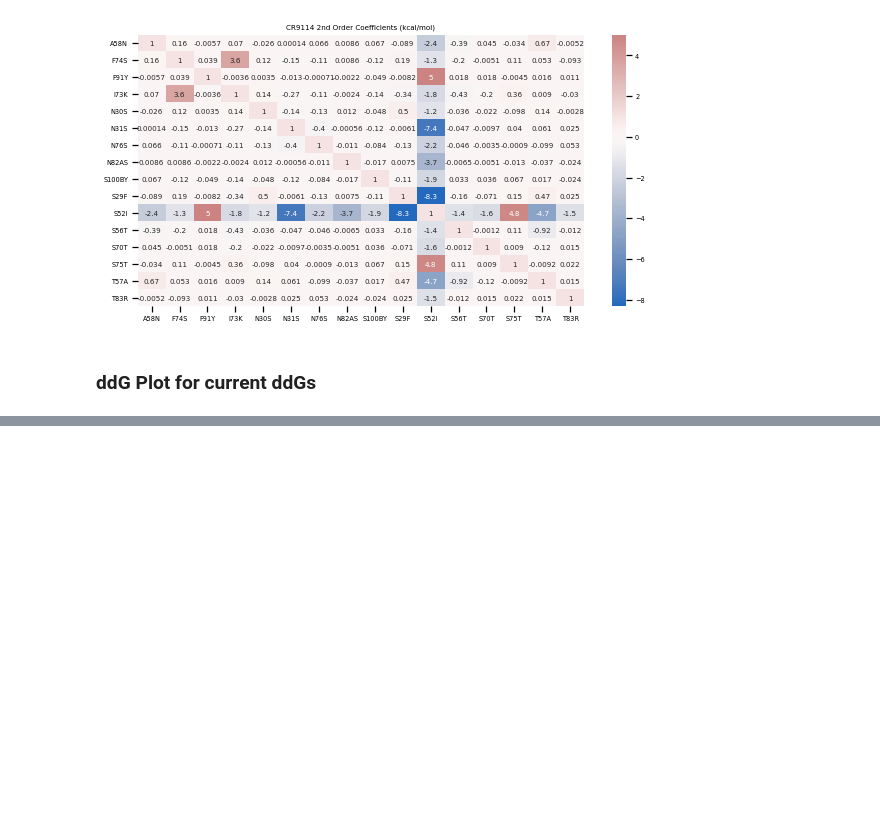
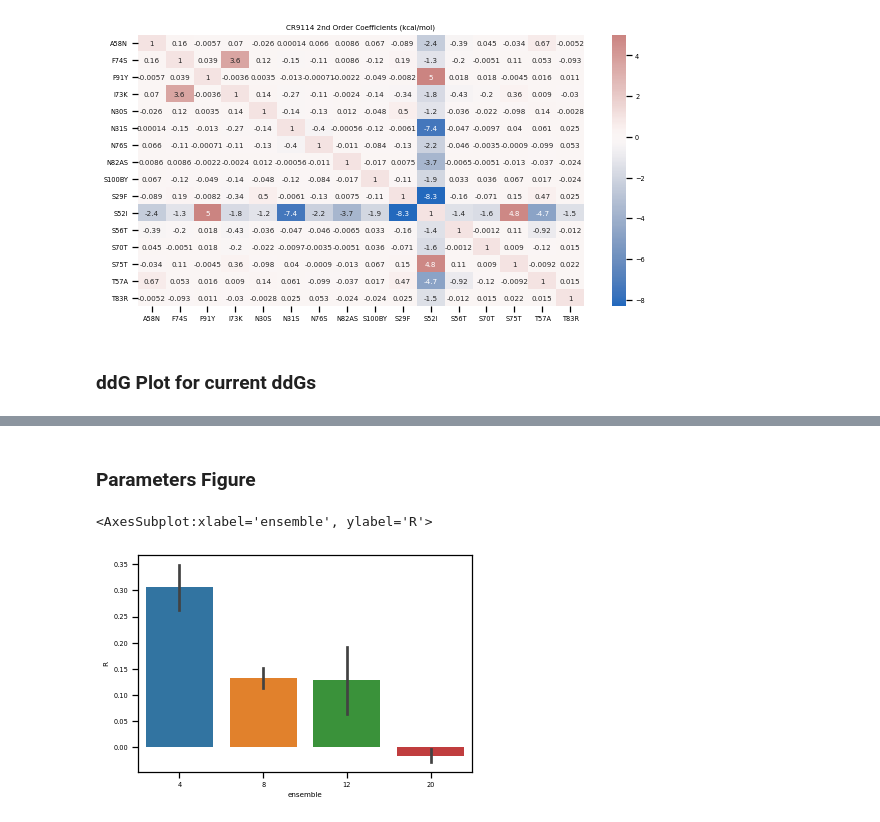
Before and after one commit to k-chrispens/rosetta-antibody-ddgs, a Jupyter notebook: stats.ipynb, the cells around one changed output, grey strips where cells are left out. Saved outputs shown, nothing was run; the diff lists cells and outputs as text; code cells hidden in the pictures; blank space fills up the shorter version.

```diff
--- a/stats.ipynb
+++ b/stats.ipynb
@@ -284,0 +289,18 @@ Notes:
+# %% [markdown]
+### Parameters Figure
+# %%
+from numpy import median
+
+
+data = pd.read_excel("./ParameterTracking.xlsx", "Sheet1")
+
+# print(data.head())
+data = data[data["ensemble"] != 10]
+data = data[data["ensemble"] != 5]
+data = data[data["ensemble"] != 3]
+# print(data.head())
+
+sns.barplot(x="ensemble", y="R", data=data, ci="sd", estimator=np.median)
+# %% [output]
+<AxesSubplot:xlabel='ensemble', ylabel='R'>
+[figure, added]
```
Also changed, not shown: parts of 1 cell of this notebook, 20 other files.
